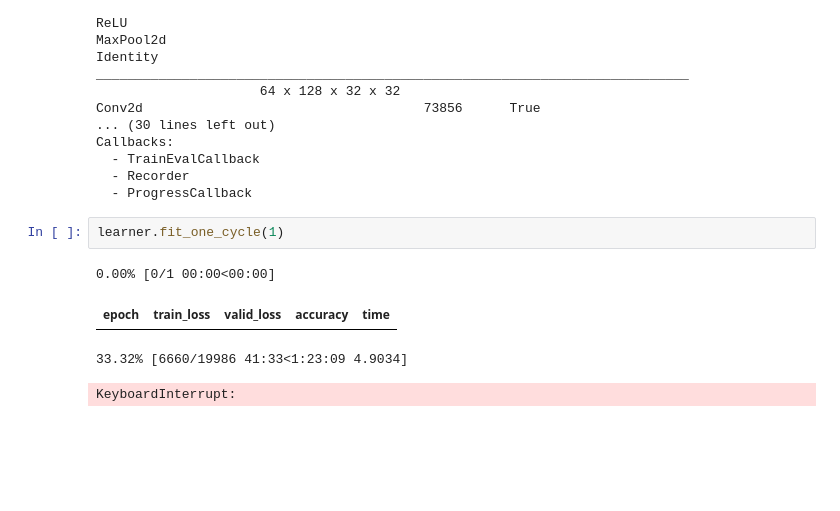
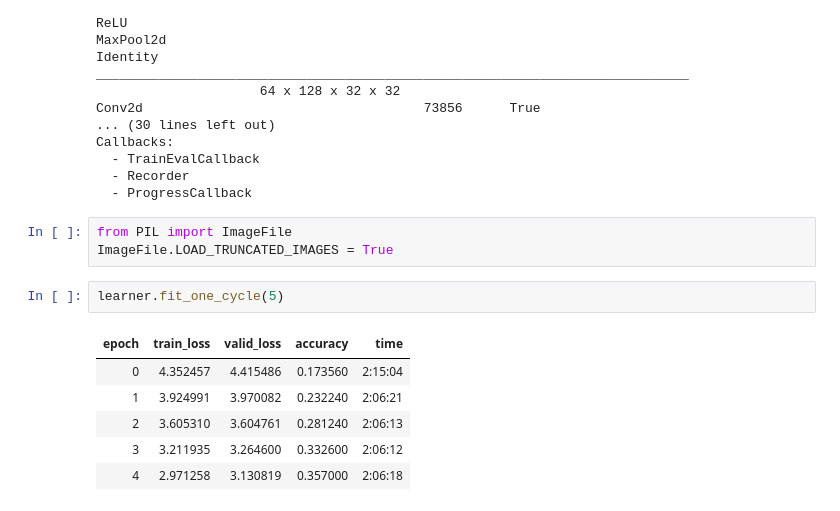
Before and after one commit to mootpointer/CORNet-experiments, a Jupyter notebook: ml-notebooks/01_model_testing.ipynb, the cells around one changed output. Drawn from its saved outputs; the diff is of its cells as text; blank space fills up the shorter version.

Commit message:
Now after a completed 5 epoch training on Imagenet

```diff
--- a/ml-notebooks/01_model_testing.ipynb
+++ b/ml-notebooks/01_model_testing.ipynb
@@ -55,10 +55,15 @@ Callbacks:
   - TrainEvalCallback
   - Recorder
   - ProgressCallback
+# %%
+from PIL import ImageFile
+ImageFile.LOAD_TRUNCATED_IMAGES = True
 # %%
-learner.fit_one_cycle(1)
+learner.fit_one_cycle(5)
 # %% [output]
-0.00% [0/1 00:00<00:00]
 | epoch | train_loss | valid_loss | accuracy | time |
+| 0 | 4.352457 | 4.415486 | 0.173560 | 2:15:04 |
+| 1 | 3.924991 | 3.970082 | 0.232240 | 2:06:21 |
+| 2 | 3.605310 | 3.604761 | 0.281240 | 2:06:13 |
+| 3 | 3.211935 | 3.264600 | 0.332600 | 2:06:12 |
+| 4 | 2.971258 | 3.130819 | 0.357000 | 2:06:18 |
-33.32% [6660/19986 41:33<1:23:09 4.9034]
-KeyboardInterrupt:
```
Also changed, not shown: parts of 1 cell of this notebook.
